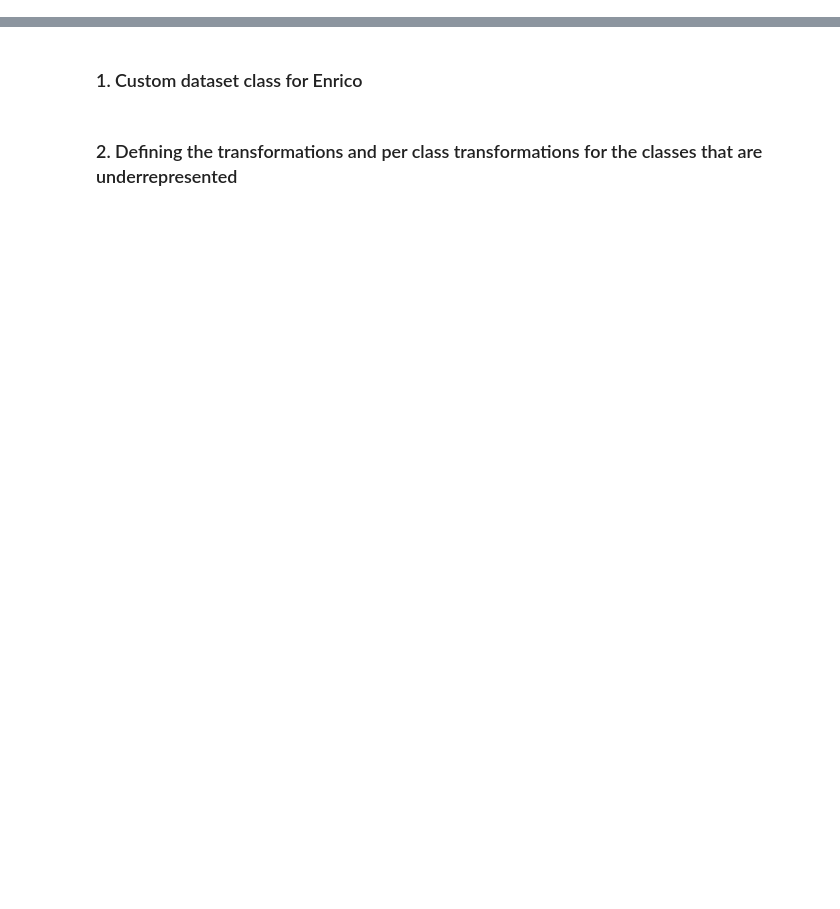
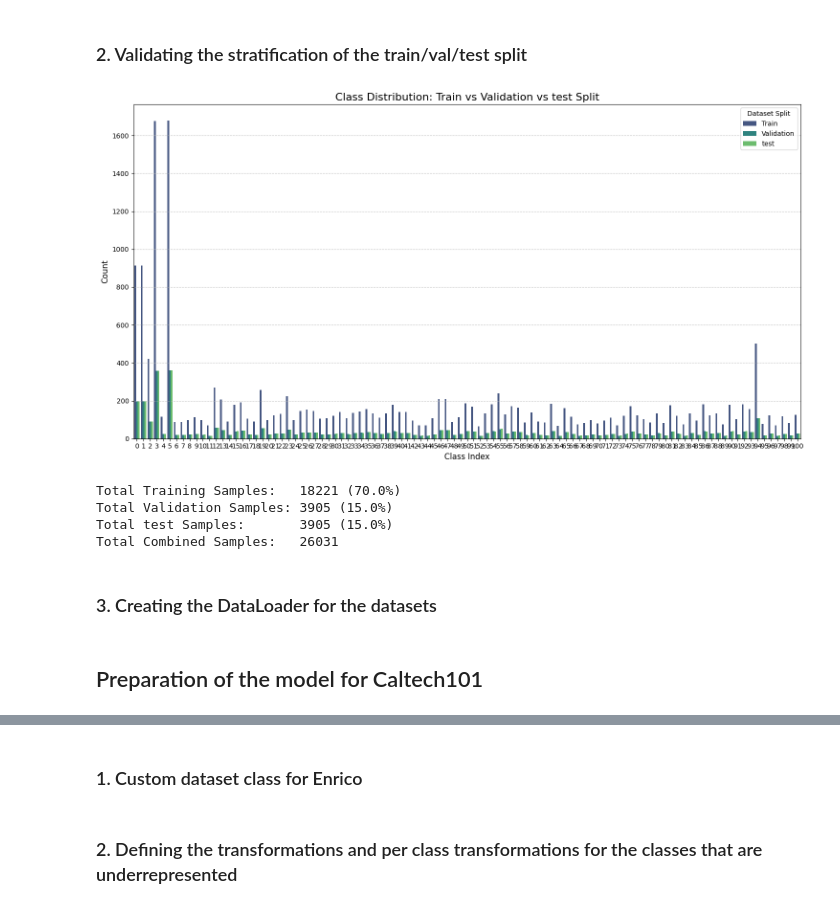
Before and after one commit to madbulgarianfromukraine/modeling_cvs, a Jupyter notebook: src/simple_model/simple_tiny_example.ipynb, the cells around one changed output, grey strips where cells are left out. Saved outputs shown, nothing was run; the diff lists cells and outputs as text; code cells hidden in the pictures; blank space fills up the shorter version.

```diff
--- a/src/simple_model/simple_tiny_example.ipynb
+++ b/src/simple_model/simple_tiny_example.ipynb
@@ -4,0 +138,34 @@
+# %%
+import torch
+from torchvision import datasets
+from torchvision.transforms import v2
+
+transforms = v2.Compose([
+    v2.Resize((300,200)),
+    v2.RGB(),
+    v2.Compose([v2.ToImage(), v2.ToDtype(torch.float32, scale=True)])
+])
+
+transforms_augmented_list = [
+    v2.Compose([
+        v2.RandomHorizontalFlip(p=0.5),
+        v2.RandomRotation(10),
+
+    ]),
+    v2.Compose([
+        v2.RandomHorizontalFlip(p=0.5),
+        v2.ColorJitter(),
+    ])
+]
+def load_dataset(data_augmented=True, transforms_original=None, transforms_augmented_list=None):
+    original_dataset = datasets.Caltech101(root='./data', download=True, transform=transforms_original)
+    if data_augmented:
+
+        augmented_datasets = [
+            datasets.Caltech101(root='./data', download=True, transform=
+                                v2.Compose([t,transforms_original]))
+            for t in transforms_augmented_list
+        ]
+        return torch.utils.data.ConcatDataset([original_dataset] + augmented_datasets)
+    else:
+        return original_datasets
@@ -4,0 +234,7 @@
+# %%
+nat_images = load_dataset(data_augmented=True, transforms_original=transforms, transforms_augmented_list=transforms_augmented_list)
+# %%
+nat_images_train, nat_images_val, nat_images_test = stratified_three_way_split(dataset=nat_images, train_ratio=0.7,
+                                                                             val_ratio=0.15, test_ratio=0.15, random_state=317)
+# %% [markdown]
+### 2. Validating the stratification of the train/val/test split
@@ -4,0 +296,10 @@
+# %%
+visualize_dataset_distribution(train_ds=nat_images_train, val_ds=nat_images_val, test_ds=nat_images_test)
+# %% [output]
+[figure, added]
+Total Training Samples:   18221 (70.0%)
+Total Validation Samples: 3905 (15.0%)
+Total test Samples:       3905 (15.0%)
+Total Combined Samples:   26031
+# %% [markdown]
+### 3. Creating the DataLoader for the datasets
@@ -4,0 +311,2 @@
+# %% [markdown]
+## Preparation of the model for Caltech101
```
Also changed, not shown: parts of 71 cells of this notebook.
